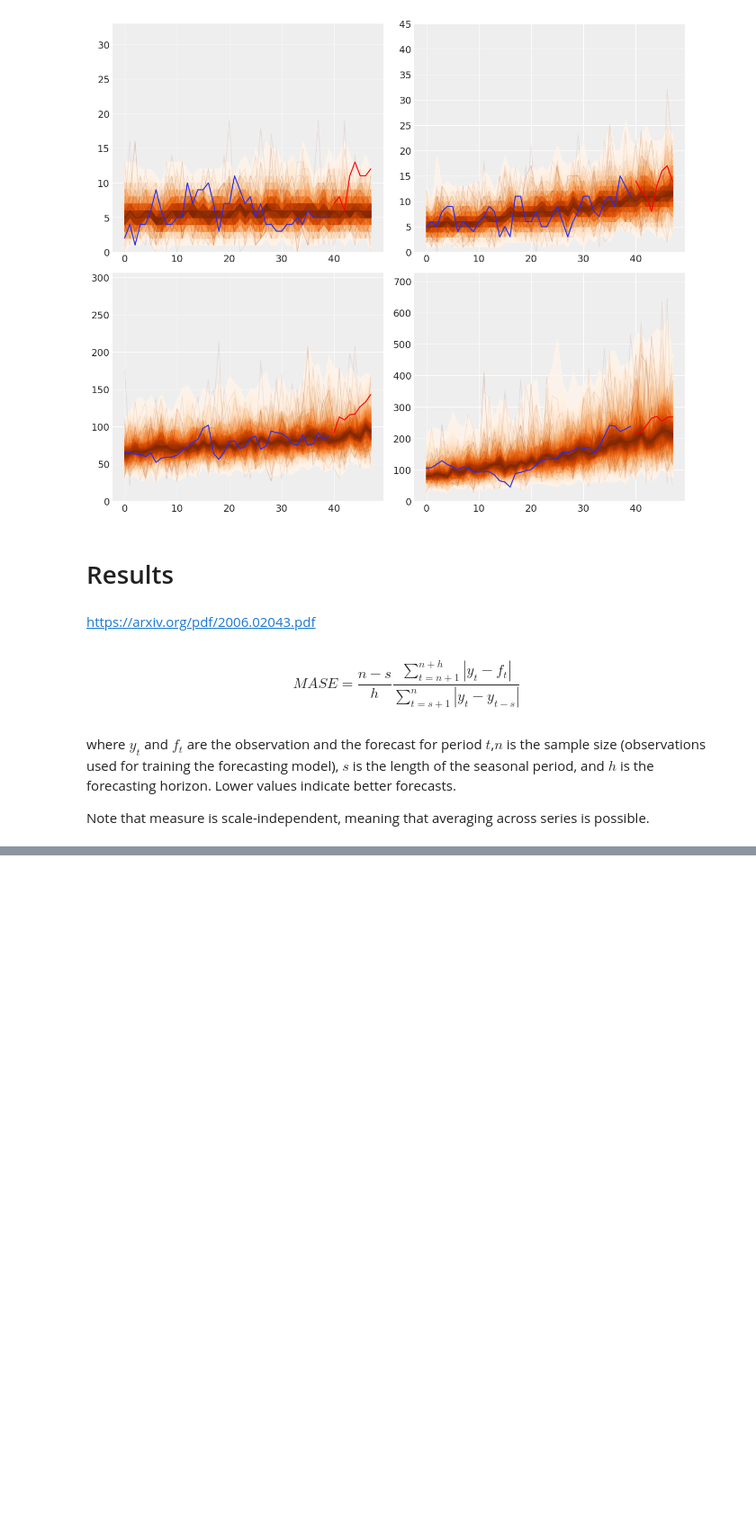
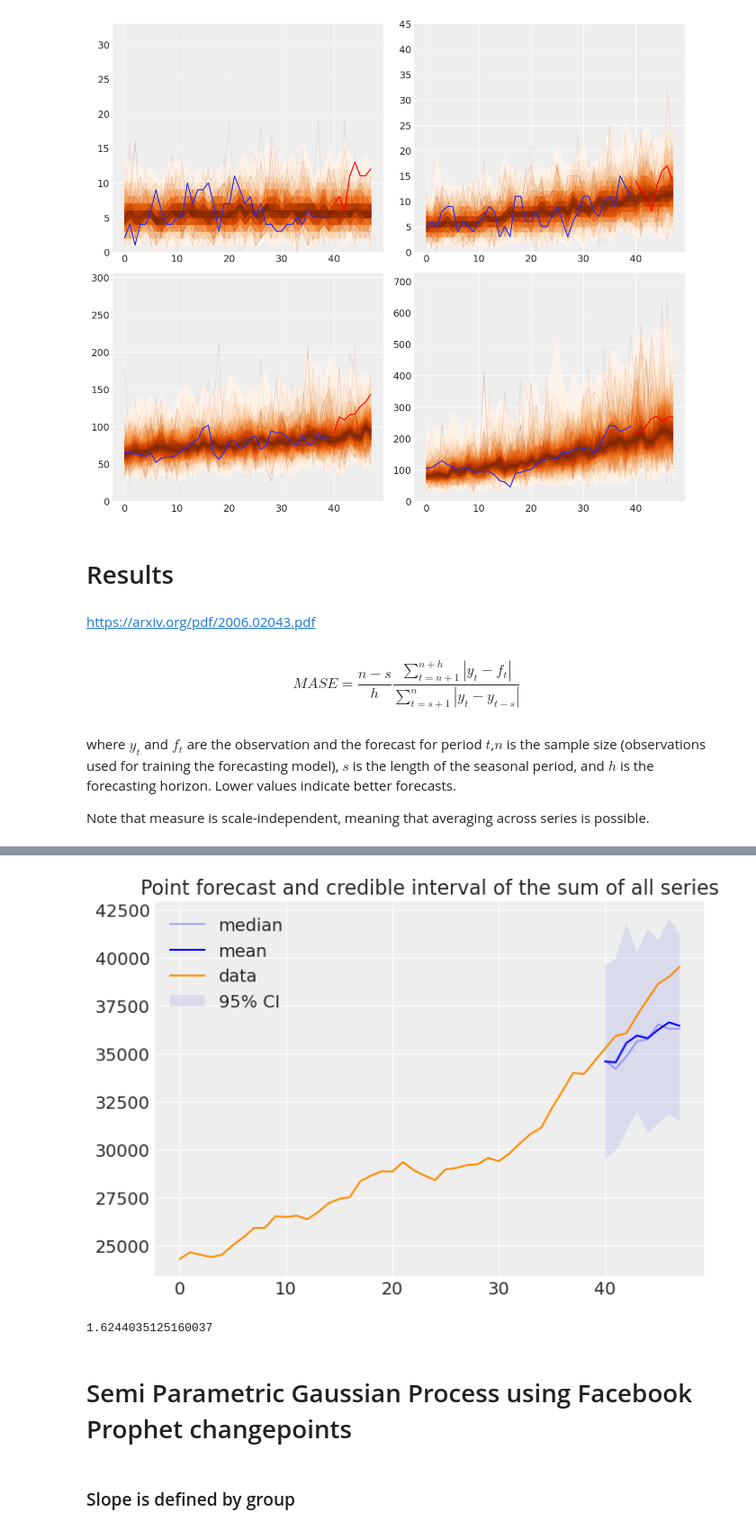
Before and after one commit to luisroque/Time-Series-Statistical-Models-Experiments, a Jupyter notebook: PhD_Results.ipynb, the cells around one changed output, grey strips where cells are left out. Shown at 90% size. Saved outputs shown, nothing was run; the diff lists cells and outputs as text; code cells hidden in the pictures; blank space fills up the shorter version.

```diff
--- a/PhD_Results.ipynb
+++ b/PhD_Results.ipynb
@@ -496,0 +553,30 @@ mase_all = mase_sum/s
+# %%
+pred_samples_total = np.zeros((100,8))
+for i in range(s):
+    pred_samples_total = pred_samples_total + pred_samples[i]['y_pred%d'%i]
+# %%
+ci = np.percentile(pred_samples_total, axis=0, q=[2.5, 50, 97.5])
+
+plt.plot(np.arange(40, 48),ci[1] , color='b', alpha=0.3, label='median')
+plt.fill_between(np.arange(40, 48),ci[0], ci[2], alpha=0.1, label='95% CI')
+plt.plot(np.arange(40, 48),np.mean(pred_samples_total, axis=0), color='b', label='mean')
+plt.plot(np.sum(y_all, axis=1), color='darkorange', label='data')
+plt.title(f'Point forecast and credible interval of the sum of all series')
+plt.legend();
+# %% [output]
+[figure, added]
+# %%
+mase_total = mase(n=40,
+                 s=4,
+                 h=8,
+                 y=np.sum(y_all, axis=1).reshape(-1,1),
+                 f=np.mean(pred_samples_total),
+                 series=0)
+
+mase_total
+# %% [output]
+1.6244035125160037
+# %% [markdown]
+# Semi Parametric Gaussian Process using Facebook Prophet changepoints
+# %% [markdown]
+### Slope is defined by group
```
Also changed, not shown: parts of 30 cells of this notebook.
